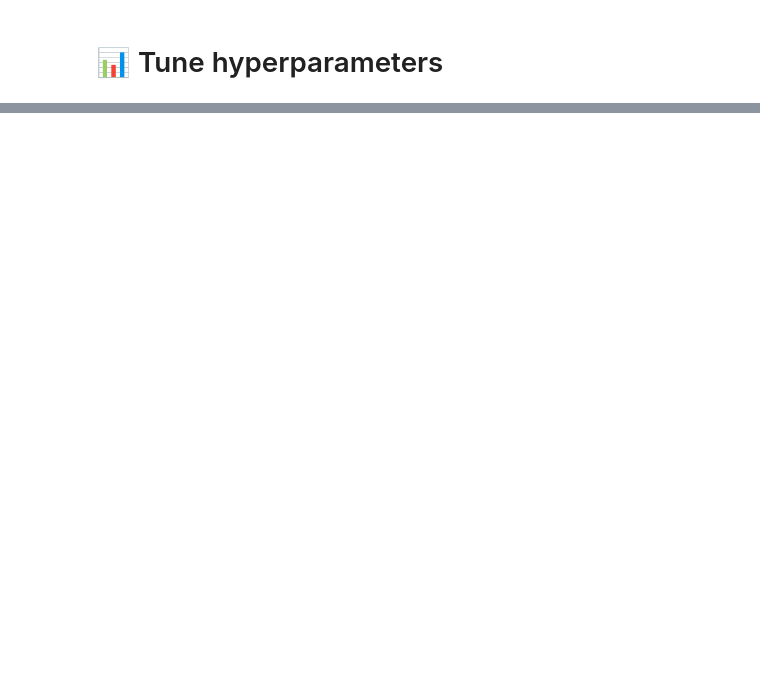
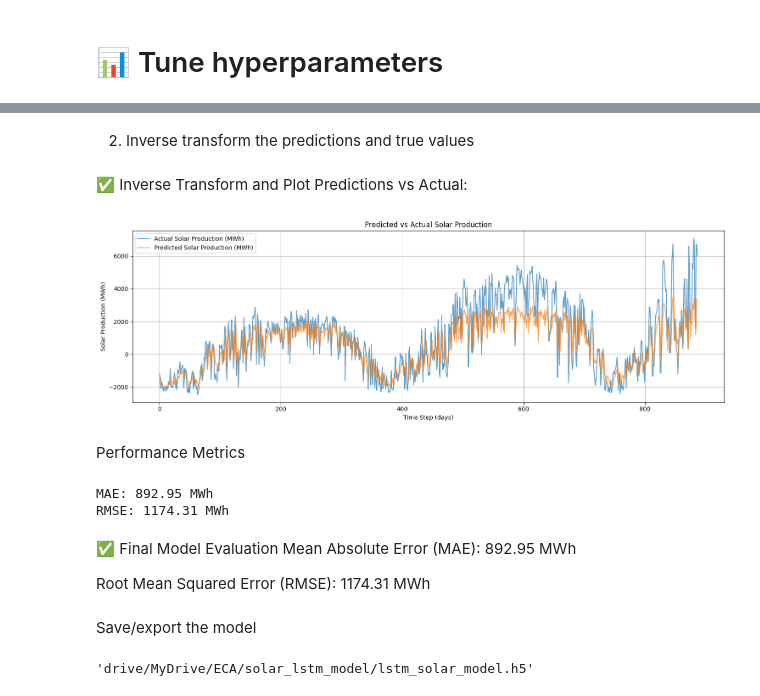
Before and after one commit to remussamoila/Electricity_forecast_for_prosumers, a Jupyter notebook: notebooks/01_data_cleaning.ipynb, the cells around one changed output, grey strips where cells are left out. Drawn from its saved outputs; the diff is of its cells as text; code cells hidden in the pictures; blank space fills up the shorter version.

```diff
--- a/notebooks/01_data_cleaning.ipynb
+++ b/notebooks/01_data_cleaning.ipynb
@@ -920,0 +924,2 @@ MSE: ~0.46
+# %%
+y_pred = model.predict(X_test)
@@ -920,0 +928,72 @@ MSE: ~0.46
+# %% [markdown]
+2. Inverse transform the predictions and true values
+# %%
+df = df.rename(columns={"Foto[MW]": "Solar_MWh"})
+# %%
+# Refit the scaler ONLY on the target column (Solar_MWh)
+from sklearn.preprocessing import MinMaxScaler
+
+target_scaler = MinMaxScaler()
+target_scaler.fit(df[['Solar_MWh']])  # use original (unscaled) df
+
+# Inverse transform
+y_pred_inv = target_scaler.inverse_transform(y_pred)
+y_test_inv = target_scaler.inverse_transform(y_test.reshape(-1, 1))
+# %% [markdown]
+✅ Inverse Transform and Plot Predictions vs Actual:
+# %%
+import matplotlib.pyplot as plt
+
+# Inverse transform predictions and true values (scale back to MWh)
+y_test_inv = target_scaler.inverse_transform(y_test.reshape(-1, 1)).flatten()
+y_pred_inv = target_scaler.inverse_transform(y_pred).flatten()
+
+# Plot
+plt.figure(figsize=(15, 5))
+plt.plot(y_test_inv, label="Actual Solar Production (MWh)", alpha=0.7)
+plt.plot(y_pred_inv, label="Predicted Solar Production (MWh)", alpha=0.7)
+plt.title("Predicted vs Actual Solar Production")
+plt.xlabel("Time Step (days)")
+plt.ylabel("Solar Production (MWh)")
+plt.legend()
+plt.grid(True)
+plt.tight_layout()
+plt.show()
+# %% [output]
+[figure, added]
+# %% [markdown]
+Performance Metrics
+# %%
+from sklearn.metrics import mean_absolute_error, mean_squared_error
+import numpy as np
+
+mae = mean_absolute_error(y_test_inv, y_pred_inv)
+rmse = np.sqrt(mean_squared_error(y_test_inv, y_pred_inv))
+
+print(f"MAE: {mae:.2f} MWh")
+print(f"RMSE: {rmse:.2f} MWh")
+# %% [output]
+MAE: 892.95 MWh
+RMSE: 1174.31 MWh
+# %% [markdown]
+✅ Final Model Evaluation
+Mean Absolute Error (MAE): 892.95 MWh
+
+Root Mean Squared Error (RMSE): 1174.31 MWh
+# %% [markdown]
+Save/export the model
+# %%
+import os
+
+# Create a folder to save the model
+model_dir = "drive/MyDrive/ECA/solar_lstm_model"
+os.makedirs(model_dir, exist_ok=True)
+
+# Save model architecture and weights
+#model_path = os.path.join(model_dir, "lstm_solar_model.h5")
+#model.save(model_path)
+model.save("drive/MyDrive/ECA/solar_lstm_model/lstm_solar_model.keras")
+
+model_path
+# %% [output]
+'drive/MyDrive/ECA/solar_lstm_model/lstm_solar_model.h5'
```
Also changed, not shown: parts of 9 cells of this notebook.
